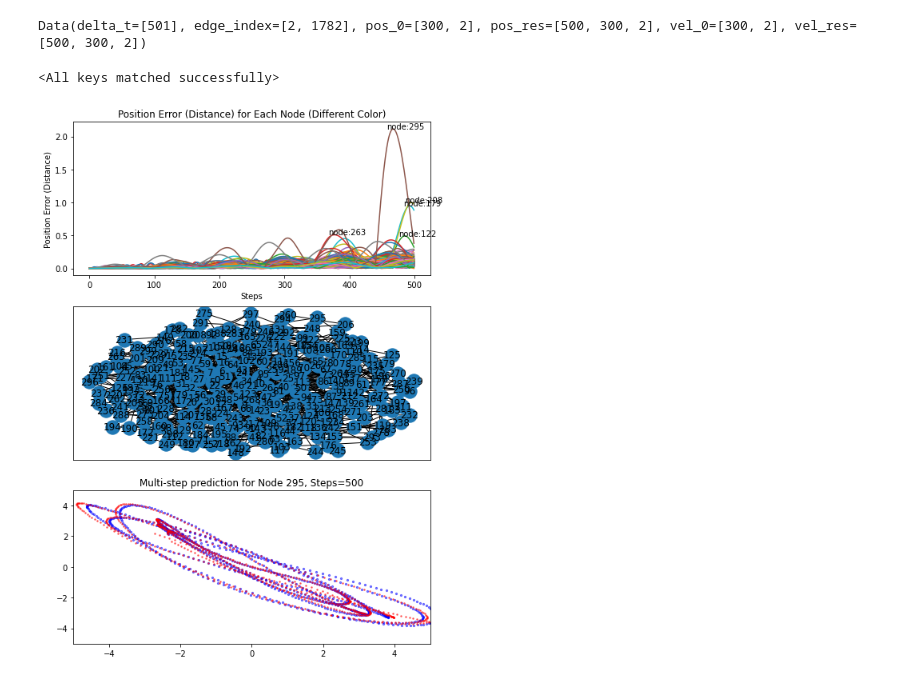
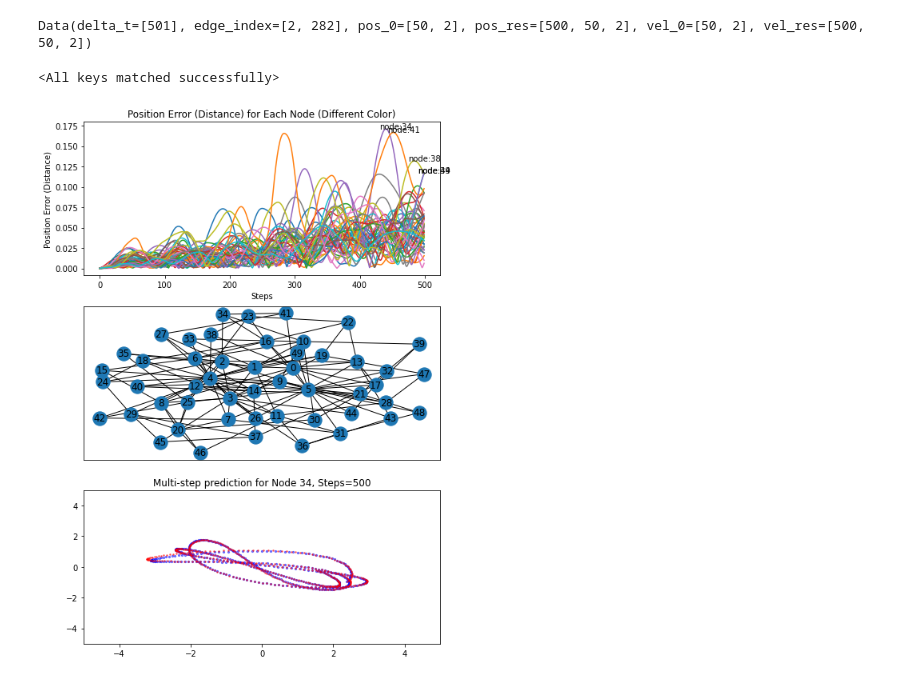
Before and after one commit to FeiGSSS/Control, a Jupyter notebook: notebooks/ODE_Prediction.ipynb, the cells around one changed output. Cells and saved outputs as stored; diff of their text form; code cells hidden in the pictures.

```diff
--- a/notebooks/ODE_Prediction.ipynb
+++ b/notebooks/ODE_Prediction.ipynb
@@ -25,13 +25,13 @@ edge_in_dim = 4
 hid_dim = 64
 # %%
 prediction_step = 501
-n_balls = 300
+n_balls = 50
 # %%
 val_batch = sample(prediction_step, n_balls).to(device)
 # %%
 val_batch
 # %% [output]
-Data(delta_t=[501], edge_index=[2, 1782], pos_0=[300, 2], pos_res=[500, 300, 2], vel_0=[300, 2], vel_res=[500, 300, 2])
+Data(delta_t=[501], edge_index=[2, 282], pos_0=[50, 2], pos_res=[500, 50, 2], vel_0=[50, 2], vel_res=[500, 50, 2])
 # %%
 model = SpringModel(pos_in_dim, edge_in_dim, vel_in_dim, hid_dim)
 model = model.to(device)
@@ -51,32 +51,32 @@ fig, ax = plt.subplots(3, figsize=(8,12))
 # 画出每个节点的位置预测误差随时间的变化
 distance_error = np.sqrt(np.sum((pos_pred[1:] - pos_true)**2, axis=2))
 ax[0].plot(distance_error)
 ax[0].set_xlabel("Steps")
 ax[0].set_ylabel("Position Error (Distance)")
 ax[0].set_title("Position Error (Distance) for Each Node (Different Color)")
 
 maxErrorPerNode = np.max(distance_error, axis=0)
 nodeSortByError = np.argsort(maxErrorPerNode)[::-1]
 text = {}
 for n in nodeSortByError[:5]:
     node_seq = distance_error[:, n]
     step = np.where(node_seq==maxErrorPerNode[n])[0][0]
     ax[0].text(step-10, maxErrorPerNode[n], "node:{}".format(n))
 
 # 画出背后的图
 G = nx.Graph()
 G.add_edges_from(val_batch.edge_index.T.detach().cpu().numpy())
 nx.draw_networkx(G, pos=nx.layout.kamada_kawai_layout(G), node_size =300, ax=ax[1])
 
 # 画出所有节点的轨迹
-for i in nodeSortByError[:2]:
+for i in nodeSortByError[:1]:
     ax[2].scatter(pos_pred[1:, i, 0], pos_pred[1:, i, 1], s=5, c="b", alpha=0.5)
     ax[2].scatter(pos_true[:, i, 0], pos_true[:, i, 1], s=2.5, c="r", alpha=0.5)
 ax[2].set_title("Multi-step prediction for Node {}, Steps={}".format(
     nodeSortByError[:1][0],pos_true.shape[0]))
 ax[2].set_xlim([-5,5])
 ax[2].set_ylim([-5,5])
 plt.savefig("../figs/prediction_analysis_ode.pdf")
 plt.show()
 # %% [output]
-[figure, old version]
+[figure, new version]
```
Also changed, not shown: 3 other files.
